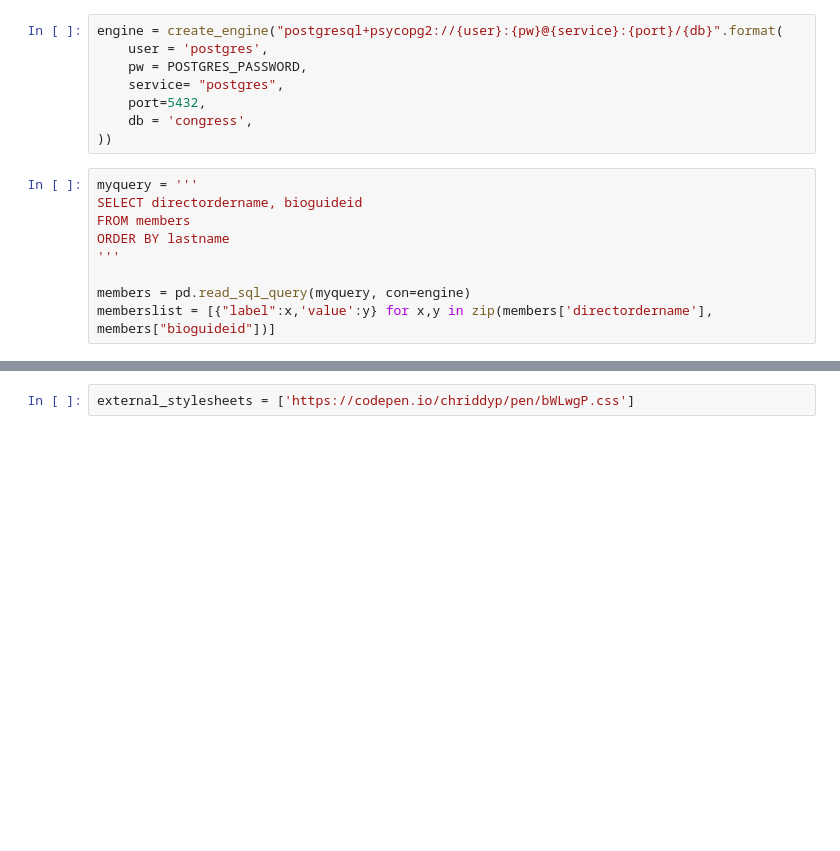
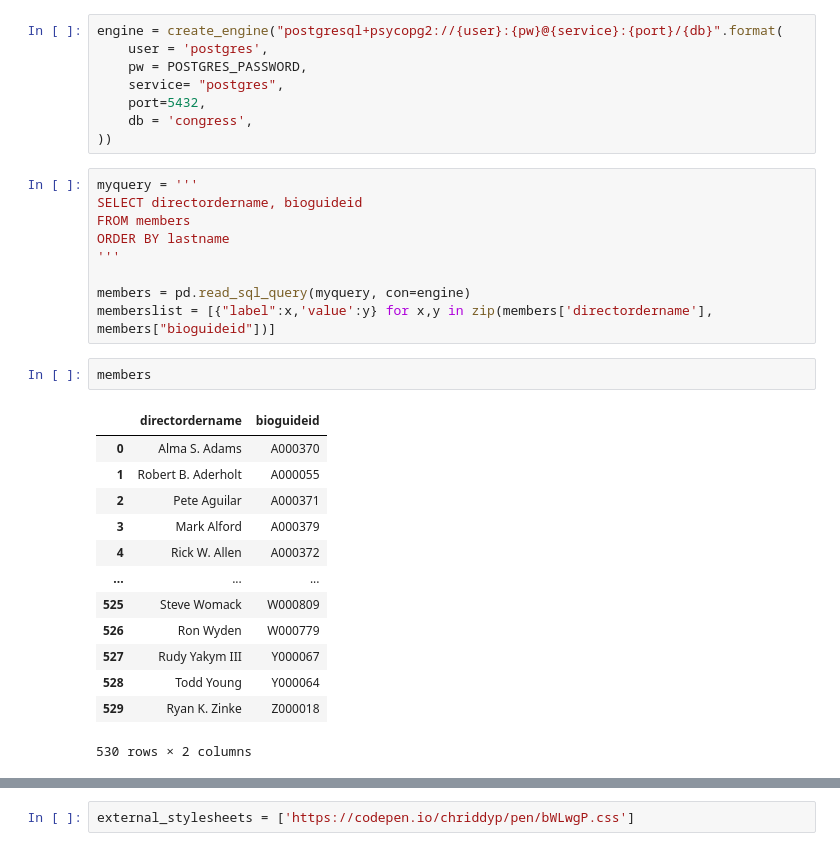
Before and after one commit to Runtaozhou/Contrans2023, a Jupyter notebook: dashboard.ipynb, the cells around one changed output, grey strips where cells are left out. Saved outputs shown, nothing was run; the diff lists cells and outputs as text; blank space fills up the shorter version.

```diff
--- a/dashboard.ipynb
+++ b/dashboard.ipynb
@@ -27,3 +28,19 @@ ORDER BY lastname
 
 members = pd.read_sql_query(myquery, con=engine)
 memberslist = [{"label":x,'value':y} for x,y in zip(members['directordername'], members["bioguideid"])]
+# %%
+members
+# %% [output]
+|  | directordername | bioguideid |
+| 0 | Alma S. Adams | A000370 |
+| 1 | Robert B. Aderholt | A000055 |
+| 2 | Pete Aguilar | A000371 |
+| 3 | Mark Alford | A000379 |
+| 4 | Rick W. Allen | A000372 |
+| ... | ... | ... |
+| 525 | Steve Womack | W000809 |
+| 526 | Ron Wyden | W000779 |
+| 527 | Rudy Yakym III | Y000067 |
+| 528 | Todd Young | Y000064 |
+| 529 | Ryan K. Zinke | Z000018 |
+530 rows × 2 columns
```
Also changed, not shown: parts of 5 cells of this notebook, 2 other files.
